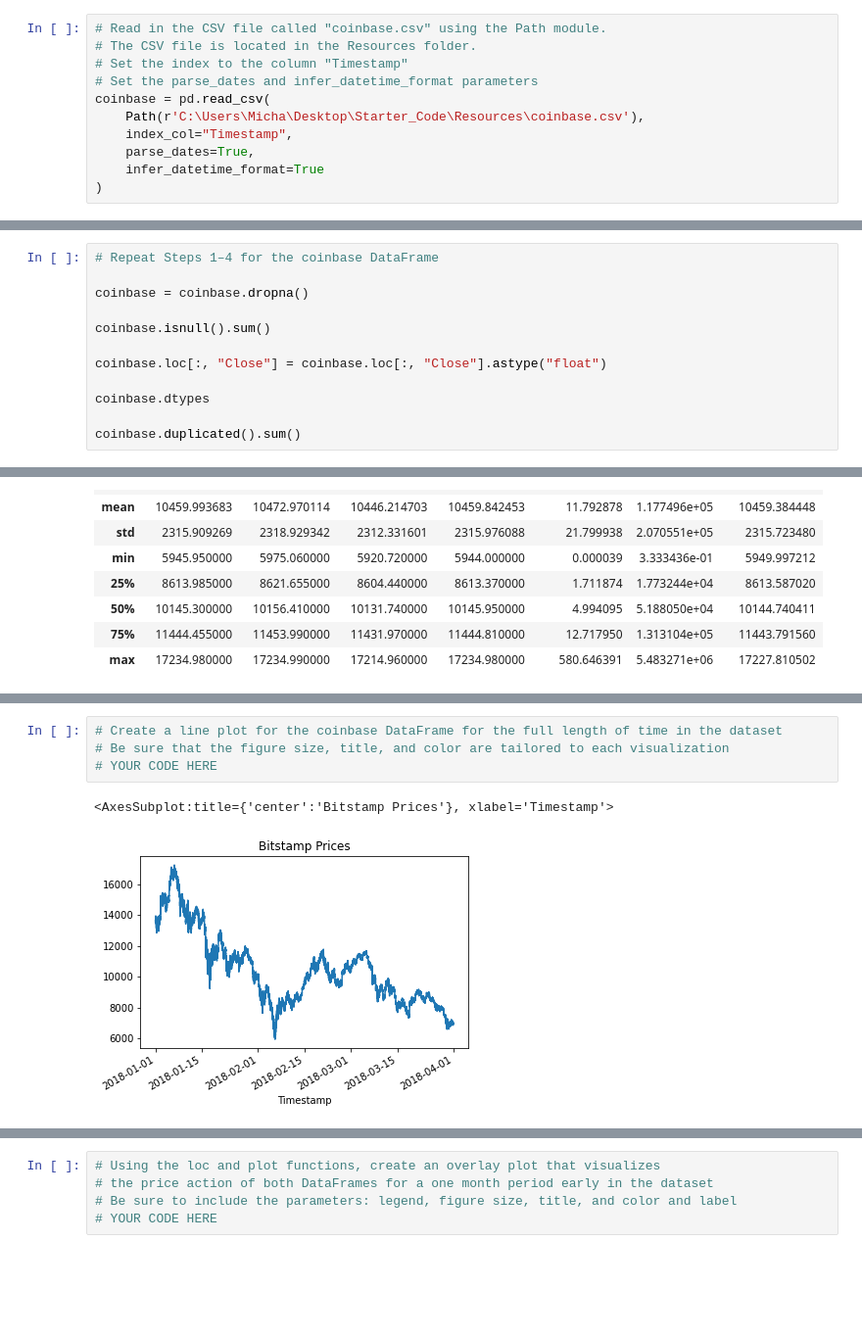
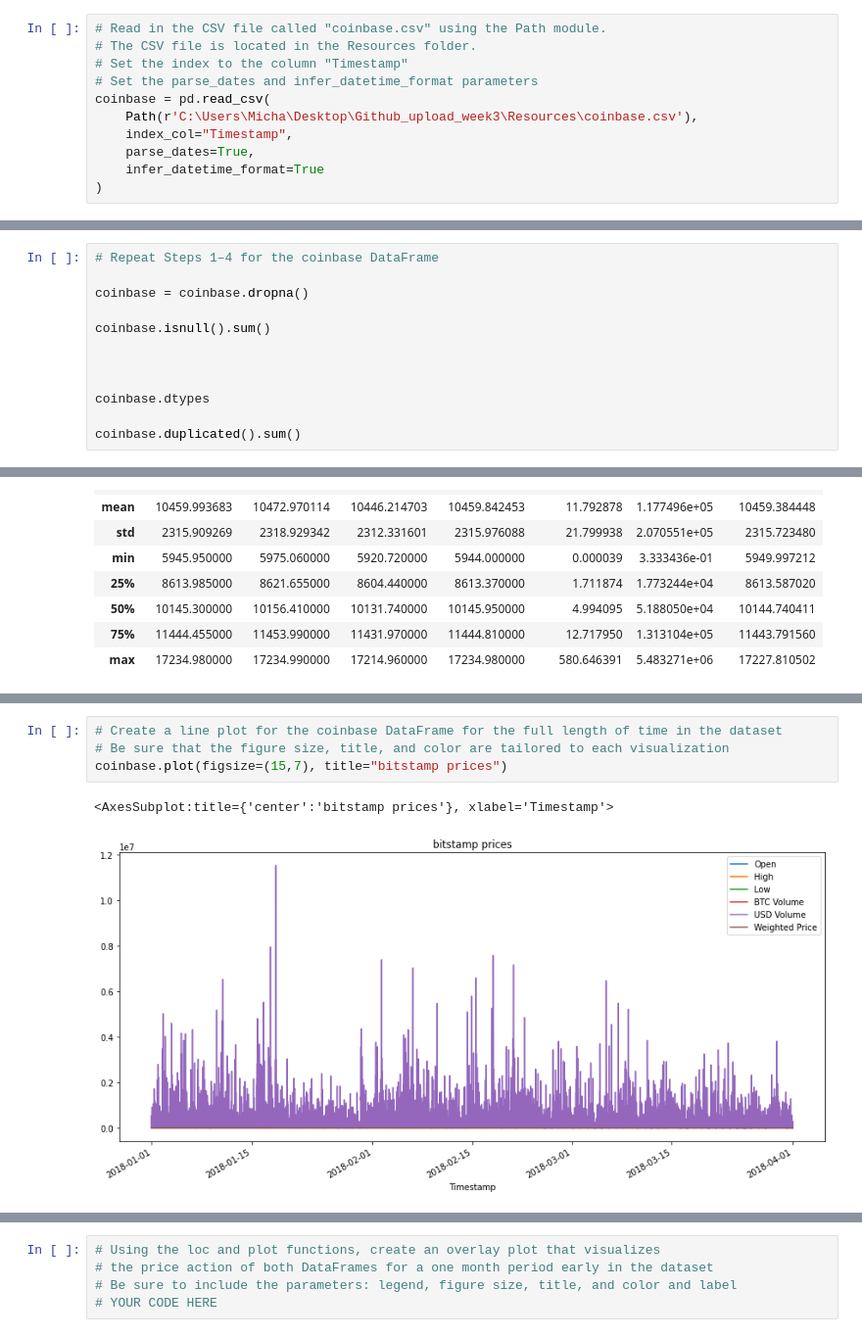
Before and after one commit to MichaelWMitchell3/fintech_challenge_week2, a Jupyter notebook: Github_upload_week3/crypto_arbitrage.ipynb, the cells around one changed output, grey strips where cells are left out. Shown at 98% size. Saved outputs shown, nothing was run; the diff lists cells and outputs as text; blank space fills up the shorter version.

Commit message:
Add files via upload
uploaded Github_upload_week3 to project

```diff
--- a/Github_upload_week3/crypto_arbitrage.ipynb
+++ b/Github_upload_week3/crypto_arbitrage.ipynb
@@ -67,7 +67,7 @@ bitstamp.head()
 # Set the index to the column "Timestamp"
 # Set the parse_dates and infer_datetime_format parameters
 coinbase = pd.read_csv(
-    Path(r'C:\Users\Micha\Desktop\Starter_Code\Resources\coinbase.csv'),
+    Path(r'C:\Users\Micha\Desktop\Github_upload_week3\Resources\coinbase.csv'),
     index_col="Timestamp",
     parse_dates=True,
     infer_datetime_format=True
@@ -150,7 +150,7 @@ coinbase = coinbase.dropna()
 
 coinbase.isnull().sum()
 
-coinbase.loc[:, "Close"] = coinbase.loc[:, "Close"].astype("float")
+
 
 coinbase.dtypes
 
@@ -249,10 +252,10 @@ bitstamp.plot()
 # %%
 # Create a line plot for the coinbase DataFrame for the full length of time in the dataset
 # Be sure that the figure size, title, and color are tailored to each visualization
-# YOUR CODE HERE
+coinbase.plot(figsize=(15,7), title="bitstamp prices")
 # %% [output]
-<AxesSubplot:title={'center':'Bitstamp Prices'}, xlabel='Timestamp'>
+<AxesSubplot:title={'center':'bitstamp prices'}, xlabel='Timestamp'>
-[figure, old version]
+[figure, new version]
 # %%
 # Overlay the visualizations for the bitstamp and coinbase DataFrames in one plot
 # The plot should visualize the prices over the full lenth of the dataset
```
Also changed, not shown: parts of 9 cells of this notebook.
